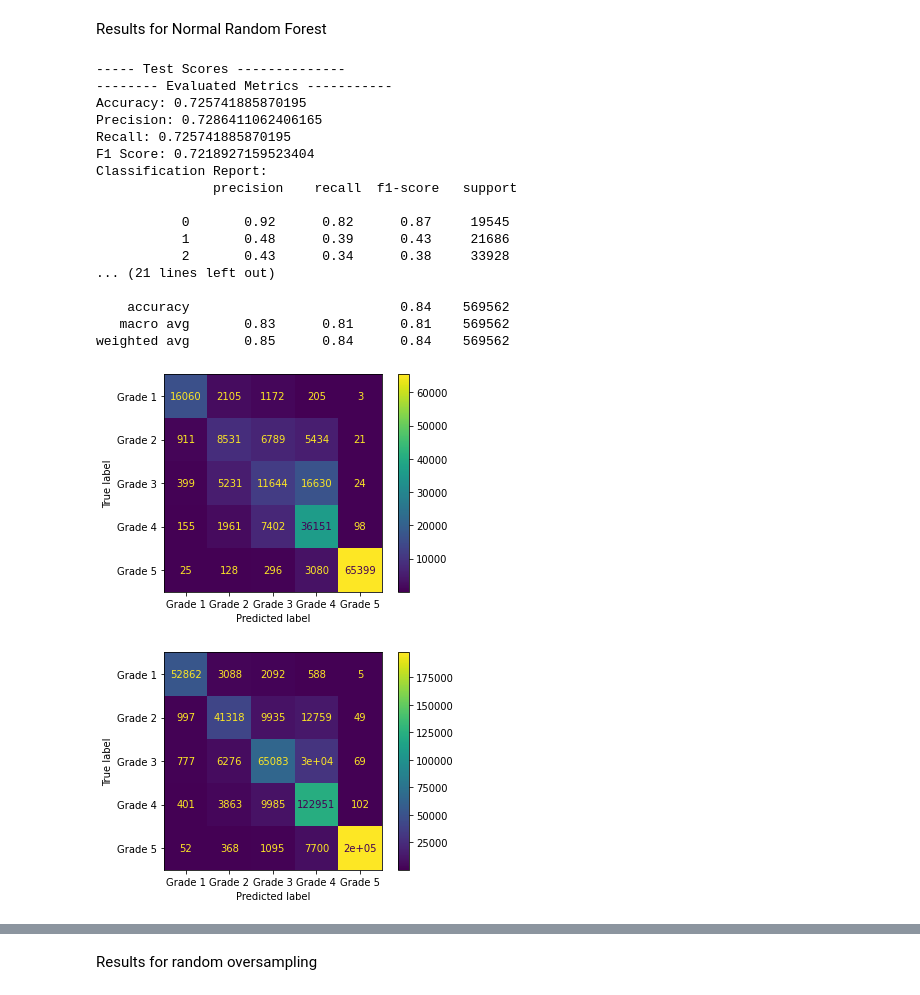
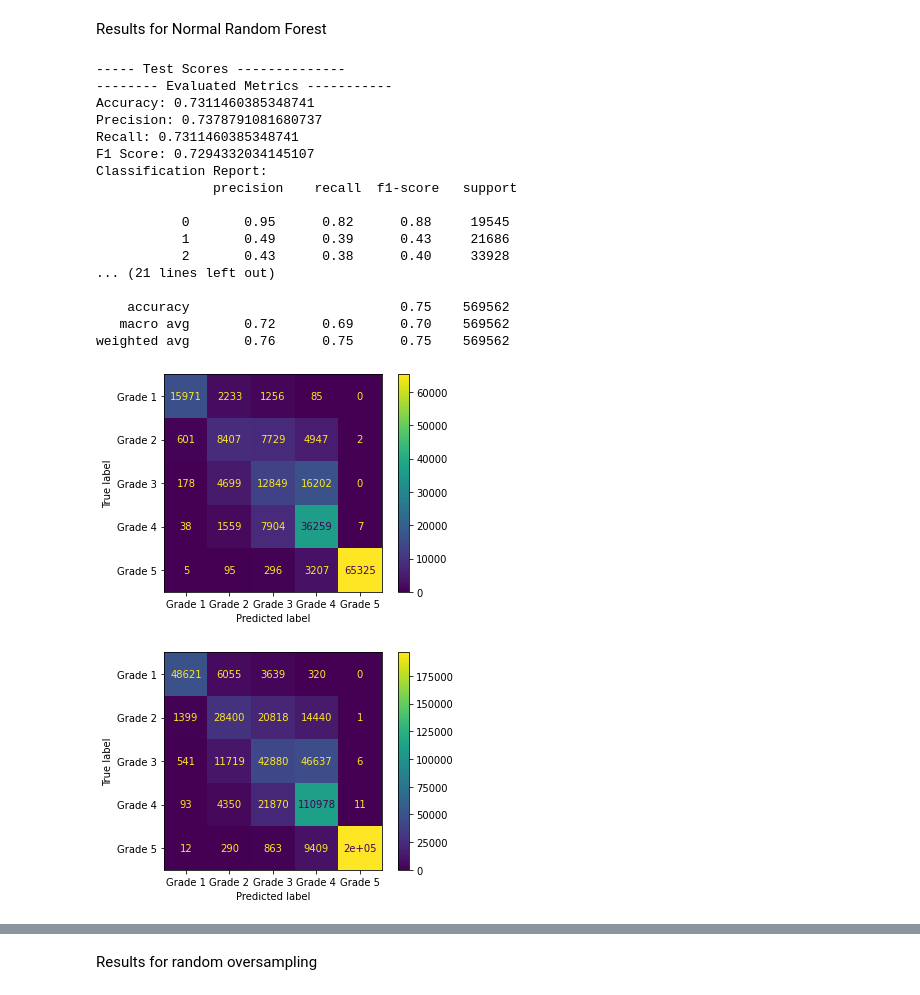
Before and after one commit to JuJu2181/earthquake-damage-predictor, a Jupyter notebook: Codes/earthquake_damage_prediction2.ipynb, the cells around one changed output, grey strips where cells are left out. Cells and saved outputs as stored; diff of their text form; code cells hidden in the pictures.

```diff
--- a/Codes/earthquake_damage_prediction2.ipynb
+++ b/Codes/earthquake_damage_prediction2.ipynb
@@ -778,39 +789,37 @@ Results for Normal Random Forest
 # %%
 # for test data
 # variables
 evaluated_model = forest1
-# XTest = X_test_normal
-# XTrain = X_train_normal
-XTest = X_test_normal_pca
-XTrain = X_train_normal_pca
+XTest = X_test_normal
+XTrain = X_train_normal
 yTest = y_test
 yTrain = y_train
 print('----- Test Scores --------------')
 y_pred_test = evaluated_model.predict(XTest)
 showMetrics(y_pred_test,yTest)
 showConfusionMatrix(evaluated_model, XTest,yTest)
 # for training data
 print('----- Training Scores --------------')
 y_pred_train = evaluated_model.predict(XTrain)
 showMetrics(y_pred_train,yTrain)
 showConfusionMatrix(evaluated_model, XTrain, yTrain)
 # %% [output]
 ----- Test Scores --------------
 -------- Evaluated Metrics -----------
-Accuracy: 0.725741885870195
-Precision: 0.7286411062406165
-Recall: 0.725741885870195
-F1 Score: 0.7218927159523404
+Accuracy: 0.7311460385348741
+Precision: 0.7378791081680737
+Recall: 0.7311460385348741
+F1 Score: 0.7294332034145107
 Classification Report:
                precision    recall  f1-score   support
 
-           0       0.92      0.82      0.87     19545
-           1       0.48      0.39      0.43     21686
-           2       0.43      0.34      0.38     33928
+           0       0.95      0.82      0.88     19545
+           1       0.49      0.39      0.43     21686
+           2       0.43      0.38      0.40     33928
 ... (21 lines left out)
 
-    accuracy                           0.84    569562
-   macro avg       0.83      0.81      0.81    569562
-weighted avg       0.85      0.84      0.84    569562
+    accuracy                           0.75    569562
+   macro avg       0.72      0.69      0.70    569562
+weighted avg       0.76      0.75      0.75    569562
-[figure, old version]
+[figure, new version]
-[figure, old version]
+[figure, new version]
```
Also changed, not shown: parts of 24 cells of this notebook, 6 other files.
